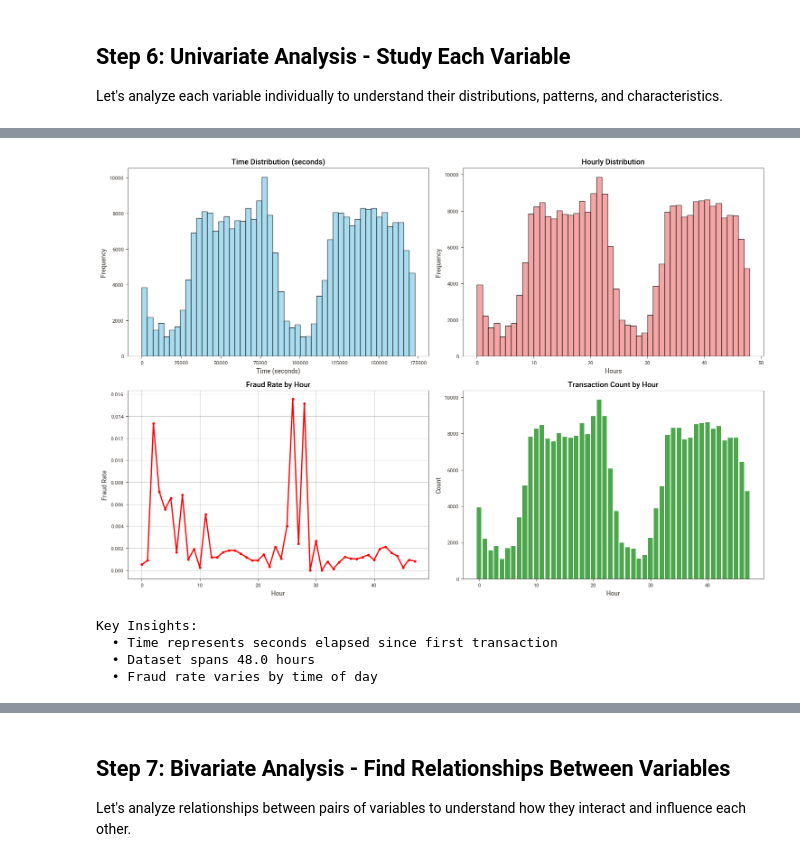
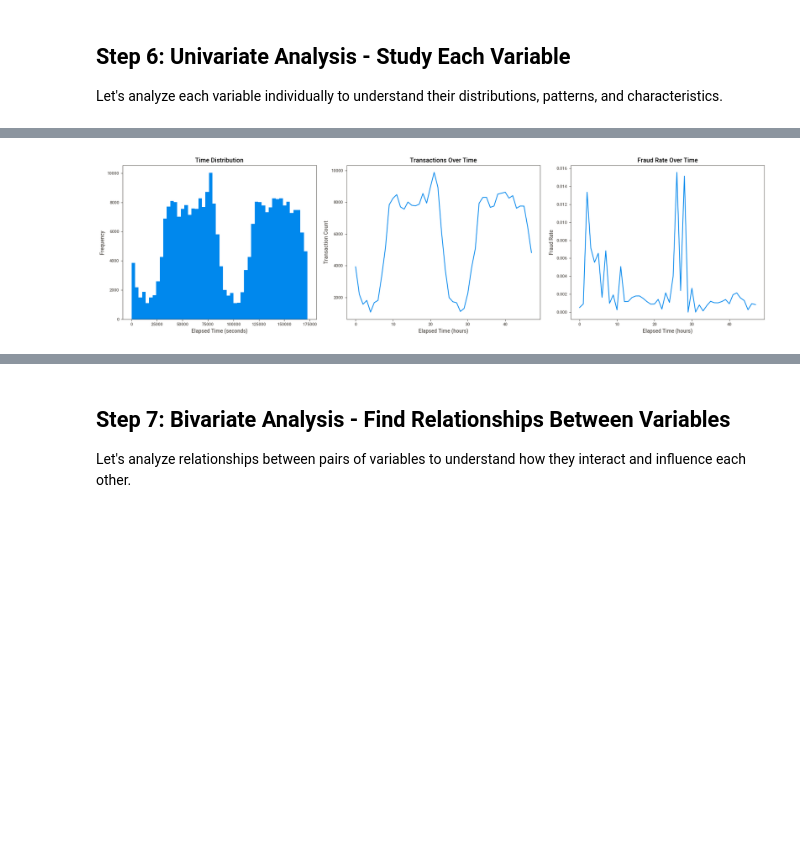
Before and after one commit to Eng-Abdullah-H/credit-card-fraud-eda, a Jupyter notebook: creditcard.ipynb, the cells around one changed output, grey strips where cells are left out. Cells and saved outputs as stored; diff of their text form; code cells hidden in the pictures; blank space fills up the shorter version.

```diff
--- a/creditcard.ipynb
+++ b/creditcard.ipynb
@@ -39,16 +43,11 @@ import sweetviz as sv
 import warnings
 warnings.filterwarnings('ignore')
 
-# Set plotting style
-plt.style.use('default')
-sns.set_palette("husl")
-
 # Load the dataset
 df = pd.read_csv('creditcard.csv')
 
 # Display basic information about the dataset
 print("Dataset Shape:", df.shape)
-print("\nFirst few rows:")
 df.head()
 # %% [output]
 Dataset Shape: (284807, 31)
@@ -696,53 +285,35 @@ Key Insights:
 # %%
-# 2. Time Variable Analysis
-print("\n2️⃣ TIME VARIABLE ANALYSIS:")
-print("="*35)
+# Univariate analysis of the Time variable
 
 print("Time Statistics:")
-print(f"  Min time: {df['Time'].min():.0f} seconds")
-print(f"  Max time: {df['Time'].max():.0f} seconds")
-print(f"  Mean time: {df['Time'].mean():.0f} seconds")
-print(f"  Median time: {df['Time'].median():.0f} seconds")
-print(f"  Time span: {(df['Time'].max() - df['Time'].min())/3600:.1f} hours")
+print(f"Minimum: {df['Time'].min():.0f} seconds")
+print(f"Maximum: {df['Time'].max():.0f} seconds")
+print(f"Mean: {df['Time'].mean():.0f} seconds")
+print(f"Median: {df['Time'].median():.0f} seconds")
 
-# Convert time to hours for better interpretation
-df['Hour'] = df['Time'] / 3600
+elapsed_hours = df["Time"] / 3600
+hourly_data = df.groupby(elapsed_hours.astype(int))["Class"].agg(
+    fraud_rate="mean",
+    transaction_count="size"
+)
 
-# Create time analysis visualization
-fig, axes = plt.subplots(2, 2, figsize=(15, 10))
+fig, axes = plt.subplots(1, 3, figsize=(18, 5))
 
-# Time distribution
-axes[0,0].hist(df['Time'], bins=50, alpha=0.7, color='skyblue', edgecolor='black')
-axes[0,0].set_title('Time Distribution (seconds)')
-axes[0,0].set_xlabel('Time (seconds)')
-axes[0,0].set_ylabel('Frequency')
+axes[0].hist(df["Time"], bins=50)
+axes[0].set_title("Time Distribution")
+axes[0].set_xlabel("Elapsed Time (seconds)")
+axes[0].set_ylabel("Frequency")
 
-# Hourly distribution
-axes[0,1].hist(df['Hour'], bins=48, alpha=0.7, color='lightcoral', edgecolor='black')
-axes[0,1].set_title('Hourly Distribution')
-axes[0,1].set_xlabel('Hours')
-axes[0,1].set_ylabel('Frequency')
+axes[1].plot(hourly_data.index, hourly_data["transaction_count"])
+axes[1].set_title("Transactions Over Time")
+axes[1].set_xlabel("Elapsed Time (hours)")
+axes[1].set_ylabel("Transaction Count")
 
-# Fraud rate by hour
-hourly_fraud = df.groupby(df['Hour'].astype(int))['Class'].mean()
-axes[1,0].plot(hourly_fraud.index, hourly_fraud.values, marker='o', linewidth=2, color='red')
-axes[1,0].set_title('Fraud Rate by Hour')
-axes[1,0].set_xlabel('Hour')
-axes[1,0].set_ylabel('Fraud Rate')
-axes[1,0].grid(True, alpha=0.3)
-
-# Transaction count by hour
-hourly_count = df.groupby(df['Hour'].astype(int)).size()
-axes[1,1].bar(hourly_count.index, hourly_count.values, alpha=0.7, color='green')
-axes[1,1].set_title('Transaction Count by Hour')
-axes[1,1].set_xlabel('Hour')
-axes[1,1].set_ylabel('Count')
+axes[2].plot(hourly_data.index, hourly_data["fraud_rate"])
+axes[2].set_title("Fraud Rate Over Time")
+axes[2].set_xlabel("Elapsed Time (hours)")
+axes[2].set_ylabel("Fraud Rate")
 
 plt.tight_layout()
 plt.show()
-
-print(f"\nKey Insights:")
-print(f"  • Time represents seconds elapsed since first transaction")
-print(f"  • Dataset spans {(df['Time'].max() - df['Time'].min())/3600:.1f} hours")
-print(f"  • Fraud rate varies by time of day")
 # %% [output]
@@ -757,6 +325,2 @@ Time Statistics:
-[figure, old version]
+[figure, new version]
-Key Insights:
-  • Time represents seconds elapsed since first transaction
-  • Dataset spans 48.0 hours
-  • Fraud rate varies by time of day
 # %%
```
Also changed, not shown: parts of 38 cells of this notebook, 3 other files.
